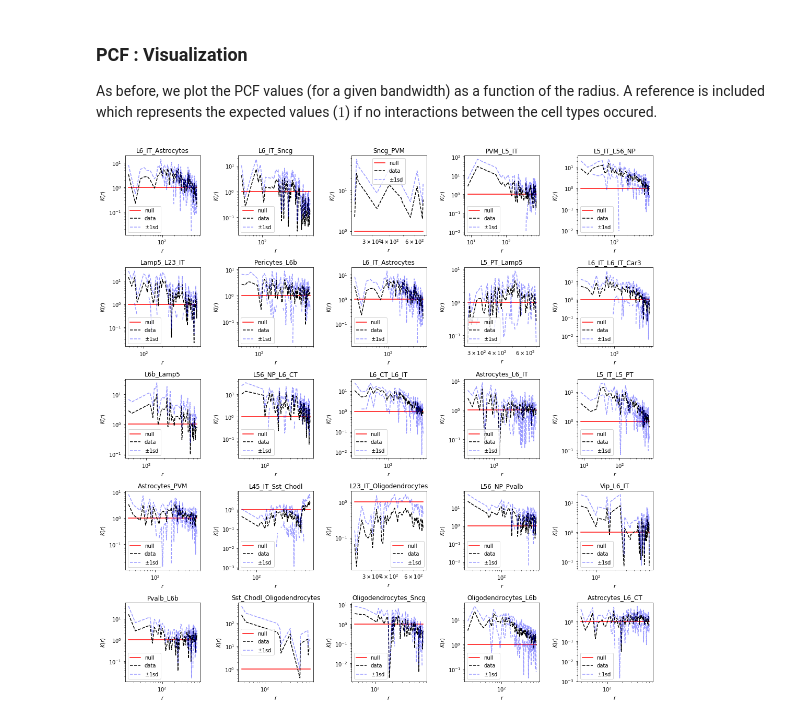
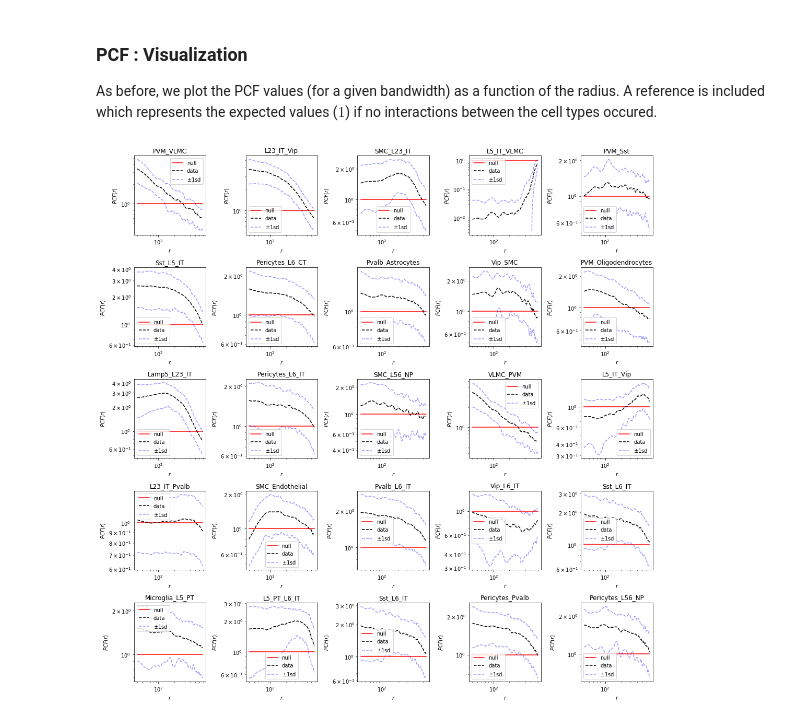
Before and after one commit to almaan/spacetx, a Jupyter notebook: spatstat/large-merfish.ipynb, the cells around one changed output. Drawn from its saved outputs; the diff is of its cells as text; code cells hidden in the pictures.

```diff
--- a/spatstat/large-merfish.ipynb
+++ b/spatstat/large-merfish.ipynb
@@ -537,33 +533,33 @@ figsize = (n_cols * 3,
 fig,ax = plt.subplots(n_cols,
                       n_rows,
                       figsize = figsize)
 ax = ax.flatten()
 
 theo = np.ones(radii.shape[0])
 
 cell_types = np.random.choice(results_mu.columns,n_show)
 
 for k,ct in enumerate(cell_types):
 
     nz = results_mu[ct].values > 0
 
     ut.plot_results(ax[k],
                     x_vals = radii[nz],
                     obs = results_mu[ct].values[nz],
                     std = results_sd[ct].values[nz],
                     theo = theo[nz],
                     )
 
     ax[k].set_xscale("log")
     ax[k].set_yscale("log")
     ax[k].set_title(ct)
 
     ax[k].set_xlabel(r"$r$")
-    ax[k].set_ylabel(r"$K(r)$")
+    ax[k].set_ylabel(r"$PCF(r)$")
 
 
 fig.tight_layout()
 plt.show()
 # %% [output]
-[figure, old version]
+[figure, new version]
 # %%
```
Also changed, not shown: parts of 5 cells of this notebook, 1 other file.
